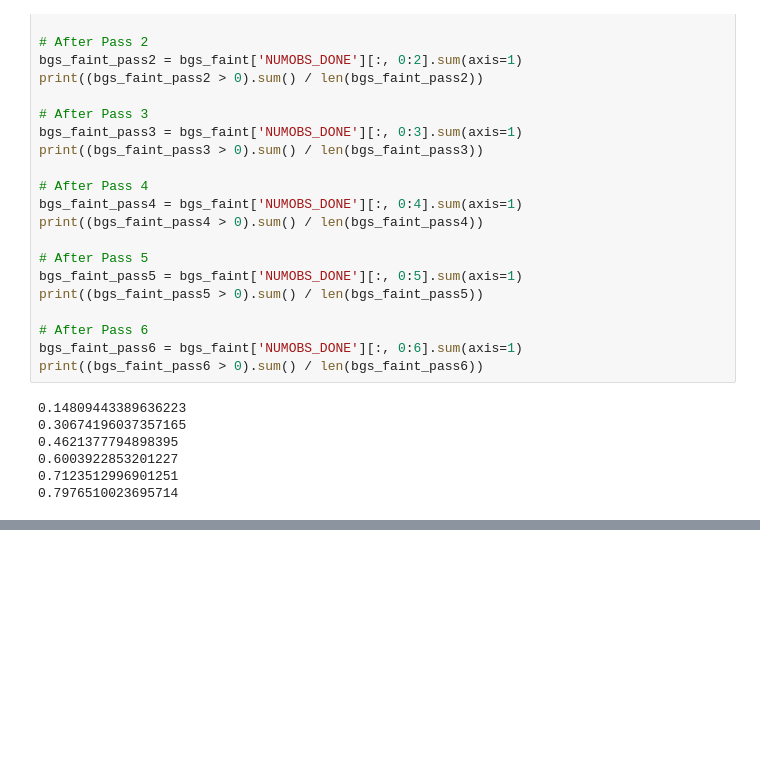
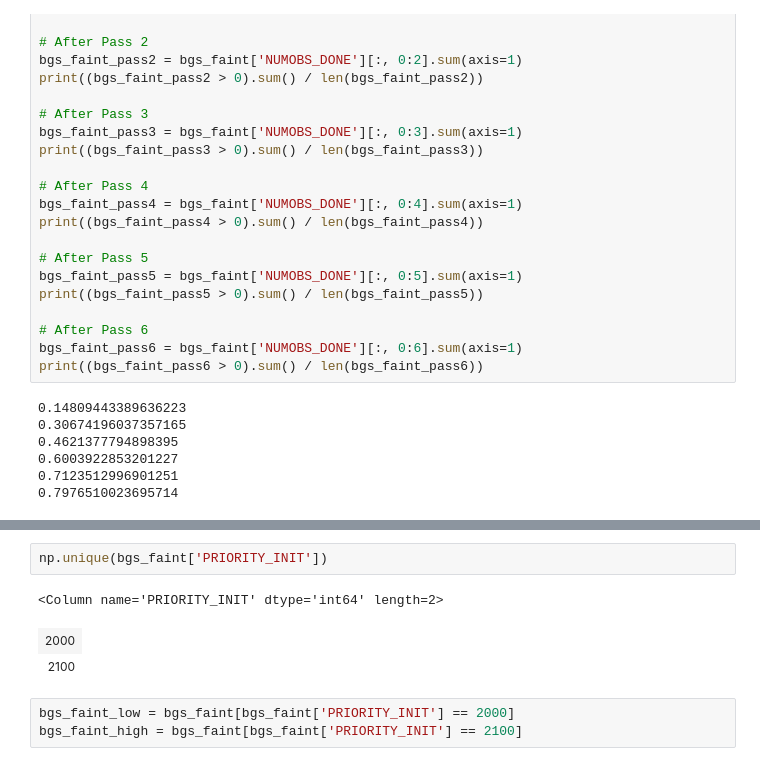
Before and after one commit to dr-guangtou/damascus, a Jupyter notebook: note/desi_bgs/desi_bgs_five_passes.ipynb, the cells around one changed output, grey strips where cells are left out. Cells and saved outputs as stored; diff of their text form; blank space fills up the shorter version.

```diff
--- a/note/desi_bgs/desi_bgs_five_passes.ipynb
+++ b/note/desi_bgs/desi_bgs_five_passes.ipynb
@@ -147,0 +199,9 @@ print((bgs_faint_pass6 > 0).sum() / len(bgs_faint_pass6))
+# %%
+np.unique(bgs_faint['PRIORITY_INIT'])
+# %% [output]
+<Column name='PRIORITY_INIT' dtype='int64' length=2>
+| 2000 |
+| 2100 |
+# %%
+bgs_faint_low = bgs_faint[bgs_faint['PRIORITY_INIT'] == 2000]
+bgs_faint_high = bgs_faint[bgs_faint['PRIORITY_INIT'] == 2100]
```
Also changed, not shown: parts of 22 cells of this notebook.
